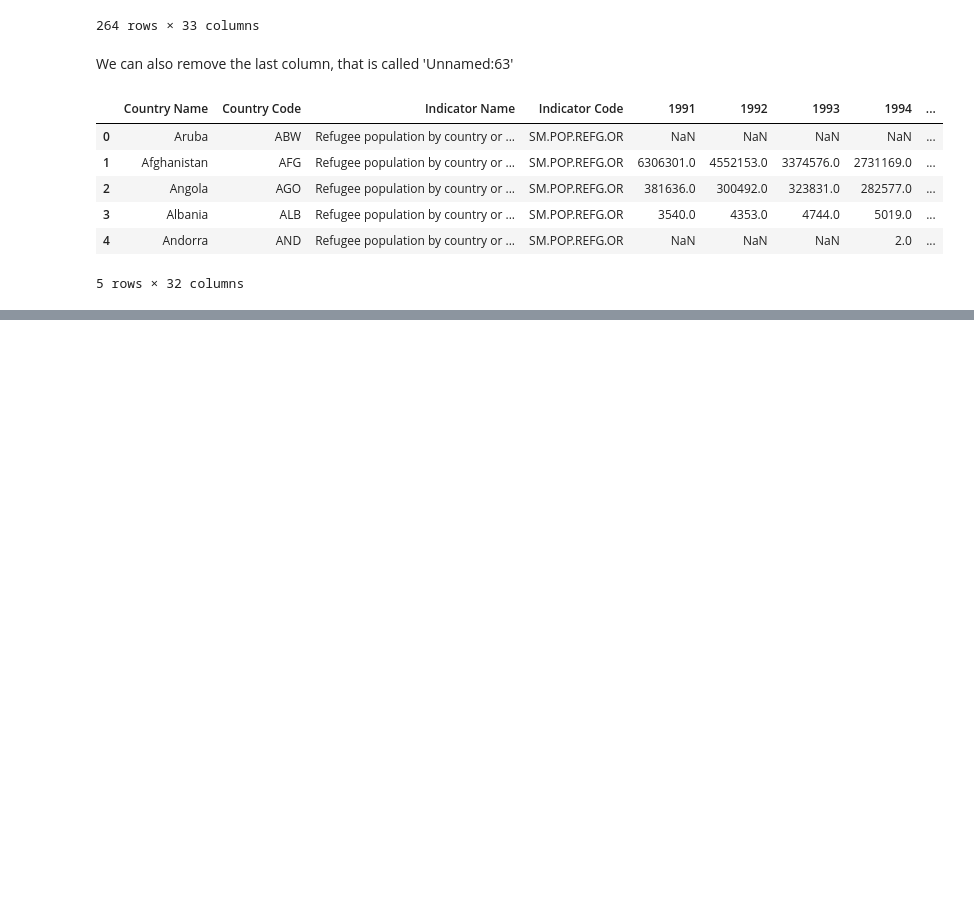
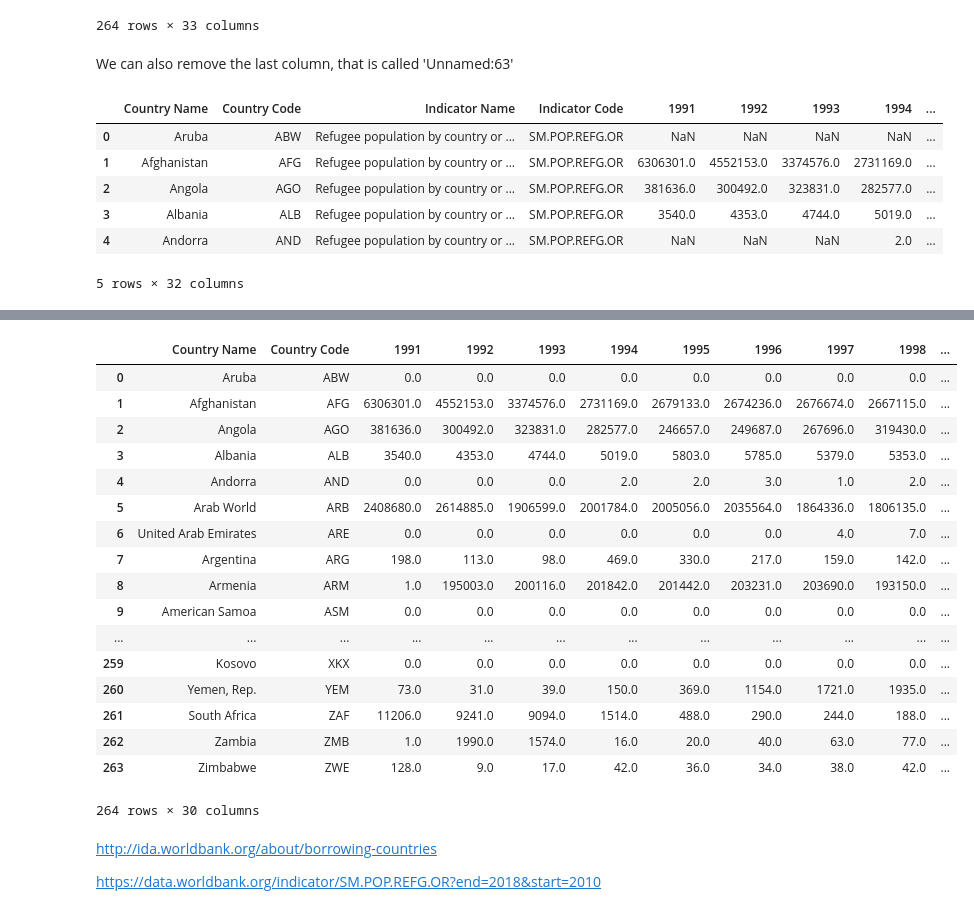
Before and after one commit to albertoabreu91/Project-Week-3-Data-Thieves, a Jupyter notebook: your-project/In_tests/World_Bank_Data.ipynb, the cells around one changed output, grey strips where cells are left out. Drawn from its saved outputs; the diff is of its cells as text; code cells hidden in the pictures; blank space fills up the shorter version.

Commit message:
cleaned data refugees

```diff
--- a/your-project/In_tests/World_Bank_Data.ipynb
+++ b/your-project/In_tests/World_Bank_Data.ipynb
@@ -81,0 +86,2 @@ refugees_raw.head()
+# %%
+refugees_raw = refugees_raw.drop(['Indicator Name', 'Indicator Code'], axis=1)
@@ -81,0 +118,23 @@ refugees_raw.head()
+# %%
+refugees = refugees_raw.fillna(0)
+# %%
+refugees
+# %% [output]
+|  | Country Name | Country Code | 1991 | 1992 | 1993 | 1994 | 1995 | 1996 | 1997 | 1998 | ... |
+| 0 | Aruba | ABW | 0.0 | 0.0 | 0.0 | 0.0 | 0.0 | 0.0 | 0.0 | 0.0 | ... |
+| 1 | Afghanistan | AFG | 6306301.0 | 4552153.0 | 3374576.0 | 2731169.0 | 2679133.0 | 2674236.0 | 2676674.0 | 2667115.0 | ... |
+| 2 | Angola | AGO | 381636.0 | 300492.0 | 323831.0 | 282577.0 | 246657.0 | 249687.0 | 267696.0 | 319430.0 | ... |
+| 3 | Albania | ALB | 3540.0 | 4353.0 | 4744.0 | 5019.0 | 5803.0 | 5785.0 | 5379.0 | 5353.0 | ... |
+| 4 | Andorra | AND | 0.0 | 0.0 | 0.0 | 2.0 | 2.0 | 3.0 | 1.0 | 2.0 | ... |
+| 5 | Arab World | ARB | 2408680.0 | 2614885.0 | 1906599.0 | 2001784.0 | 2005056.0 | 2035564.0 | 1864336.0 | 1806135.0 | ... |
+| 6 | United Arab Emirates | ARE | 0.0 | 0.0 | 0.0 | 0.0 | 0.0 | 0.0 | 4.0 | 7.0 | ... |
+| 7 | Argentina | ARG | 198.0 | 113.0 | 98.0 | 469.0 | 330.0 | 217.0 | 159.0 | 142.0 | ... |
+| 8 | Armenia | ARM | 1.0 | 195003.0 | 200116.0 | 201842.0 | 201442.0 | 203231.0 | 203690.0 | 193150.0 | ... |
+| 9 | American Samoa | ASM | 0.0 | 0.0 | 0.0 | 0.0 | 0.0 | 0.0 | 0.0 | 0.0 | ... |
+| ... | ... | ... | ... | ... | ... | ... | ... | ... | ... | ... | ... |
+| 259 | Kosovo | XKX | 0.0 | 0.0 | 0.0 | 0.0 | 0.0 | 0.0 | 0.0 | 0.0 | ... |
+| 260 | Yemen, Rep. | YEM | 73.0 | 31.0 | 39.0 | 150.0 | 369.0 | 1154.0 | 1721.0 | 1935.0 | ... |
+| 261 | South Africa | ZAF | 11206.0 | 9241.0 | 9094.0 | 1514.0 | 488.0 | 290.0 | 244.0 | 188.0 | ... |
+| 262 | Zambia | ZMB | 1.0 | 1990.0 | 1574.0 | 16.0 | 20.0 | 40.0 | 63.0 | 77.0 | ... |
+| 263 | Zimbabwe | ZWE | 128.0 | 9.0 | 17.0 | 42.0 | 36.0 | 34.0 | 38.0 | 42.0 | ... |
+264 rows × 30 columns
@@ -81,0 +153,5 @@ refugees_raw.head()
+# %% [markdown]
+http://ida.worldbank.org/about/borrowing-countries
+
+
+https://data.worldbank.org/indicator/SM.POP.REFG.OR?end=2018&start=2010
```
Also changed, not shown: parts of 9 cells of this notebook, 1 other file.
